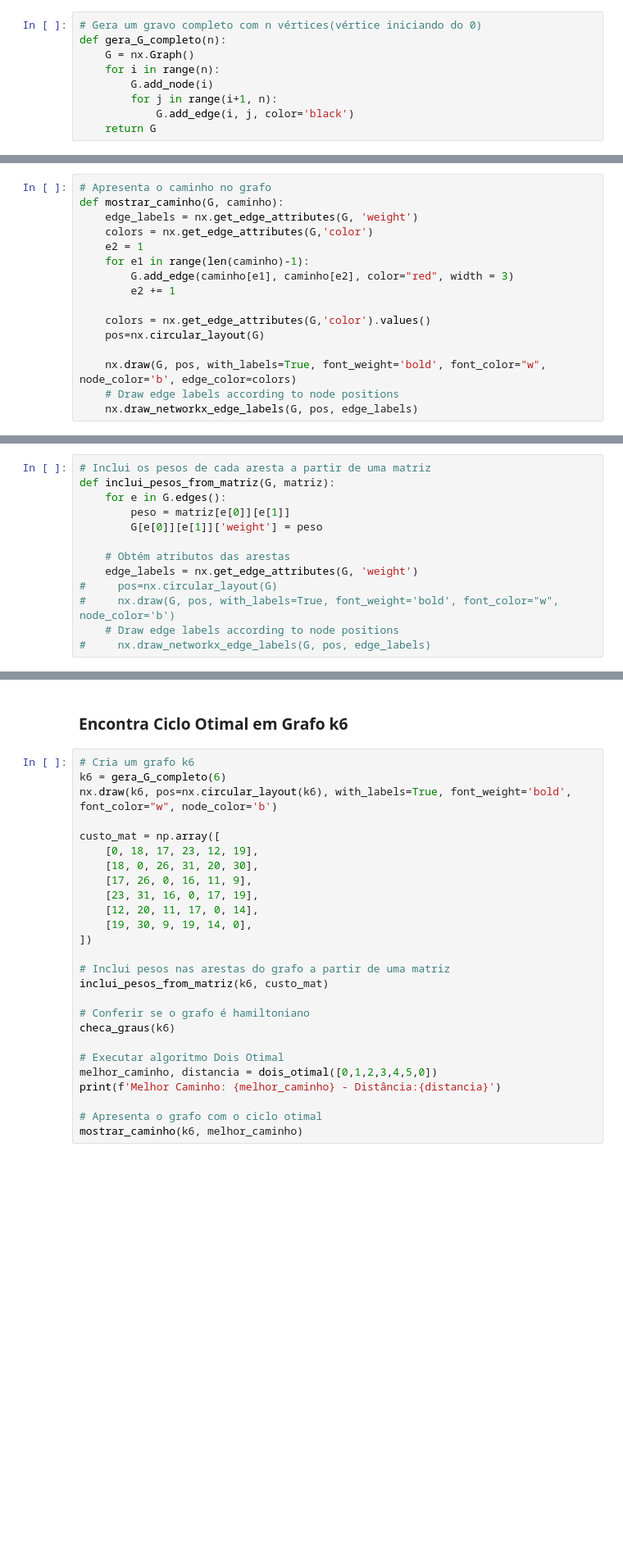
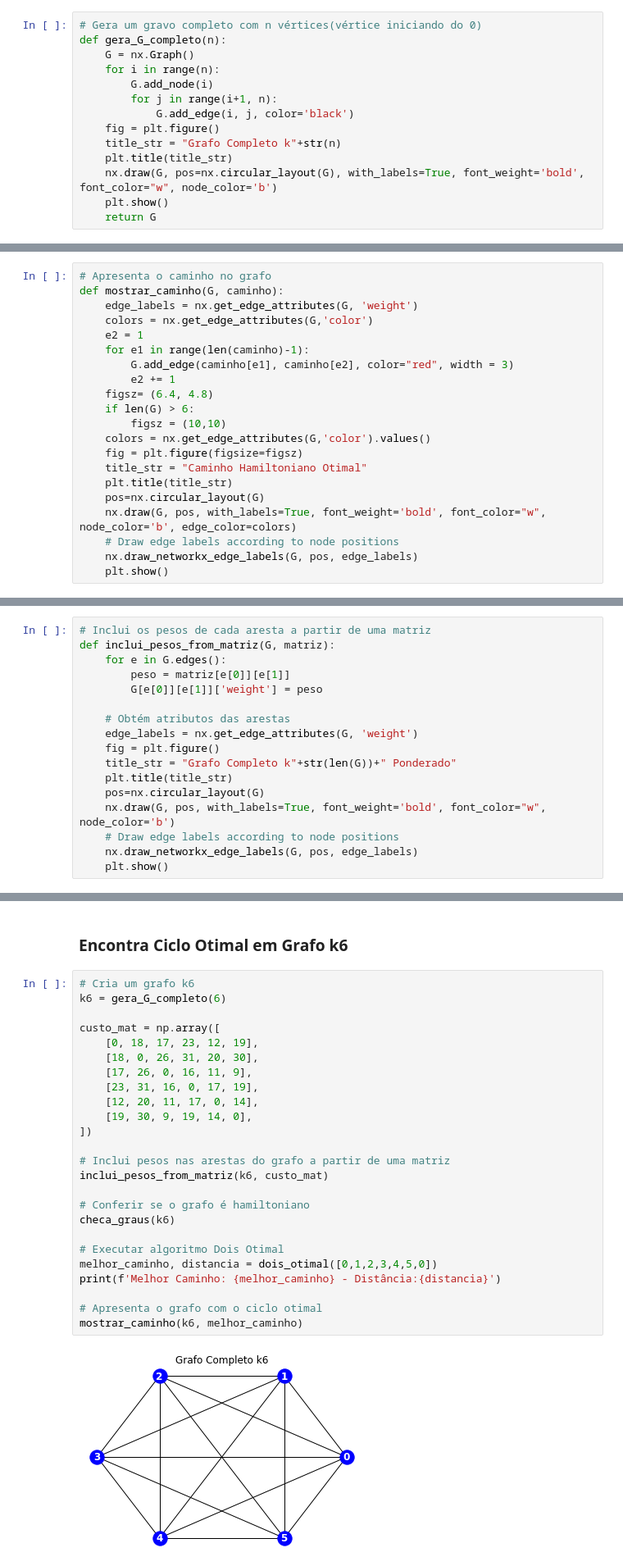
Before and after one commit to mauriciobritojr/Grafos, a Jupyter notebook: Ciclos Hamiltoniano.ipynb, the cells around one changed output, grey strips where cells are left out. Shown at 82% size. Drawn from its saved outputs; the diff is of its cells as text; blank space fills up the shorter version.

Commit message:
Add files via upload
Apresenta os grafos em cada solução (criação do grafo completo, grafo com pesos das arestas e grafo com o caminho hamiltoniano otimal).

```diff
--- a/Ciclos Hamiltoniano.ipynb
+++ b/Ciclos Hamiltoniano.ipynb
@@ -44,6 +45,11 @@ def gera_G_completo(n):
         G.add_node(i)
         for j in range(i+1, n):
             G.add_edge(i, j, color='black')
+    fig = plt.figure()
+    title_str = "Grafo Completo k"+str(n)
+    plt.title(title_str)
+    nx.draw(G, pos=nx.circular_layout(G), with_labels=True, font_weight='bold', font_color="w", node_color='b')
+    plt.show()
     return G
 # %% [markdown]
 #### Apresenta o caminho no grafo
@@ -56,13 +62,18 @@ def mostrar_caminho(G, caminho):
     for e1 in range(len(caminho)-1):
         G.add_edge(caminho[e1], caminho[e2], color="red", width = 3)
         e2 += 1
-
+    figsz= (6.4, 4.8)
+    if len(G) > 6:
+        figsz = (10,10)
     colors = nx.get_edge_attributes(G,'color').values()
+    fig = plt.figure(figsize=figsz)
+    title_str = "Caminho Hamiltoniano Otimal"
+    plt.title(title_str)
     pos=nx.circular_layout(G)
-
     nx.draw(G, pos, with_labels=True, font_weight='bold', font_color="w", node_color='b', edge_color=colors)
     # Draw edge labels according to node positions
     nx.draw_networkx_edge_labels(G, pos, edge_labels)
+    plt.show()
 # %% [markdown]
 #### Calcula a soma dos pesos das arestas no caminho indicado
 # %%
@@ -105,10 +116,14 @@ def inclui_pesos_from_matriz(G, matriz):
 
     # Obtém atributos das arestas
     edge_labels = nx.get_edge_attributes(G, 'weight')
-#     pos=nx.circular_layout(G)
-#     nx.draw(G, pos, with_labels=True, font_weight='bold', font_color="w", node_color='b')
+    fig = plt.figure()
+    title_str = "Grafo Completo k"+str(len(G))+" Ponderado"
+    plt.title(title_str)
+    pos=nx.circular_layout(G)
+    nx.draw(G, pos, with_labels=True, font_weight='bold', font_color="w", node_color='b')
     # Draw edge labels according to node positions
-#     nx.draw_networkx_edge_labels(G, pos, edge_labels)
+    nx.draw_networkx_edge_labels(G, pos, edge_labels)
+    plt.show()
 # %%
 # # Inclui os pesos de cada aresta a partir do INPUT do usuário
 # def inclui_pesos_arestas(G):
@@ -152,27 +169,27 @@ def checa_graus(G):
 # %%
 # Cria um grafo k6
 k6 = gera_G_completo(6)
-nx.draw(k6, pos=nx.circular_layout(k6), with_labels=True, font_weight='bold', font_color="w", node_color='b')
 
 custo_mat = np.array([
     [0, 18, 17, 23, 12, 19],
     [18, 0, 26, 31, 20, 30],
     [17, 26, 0, 16, 11, 9],
     [23, 31, 16, 0, 17, 19],
     [12, 20, 11, 17, 0, 14],
     [19, 30, 9, 19, 14, 0],
 ])
 
 # Inclui pesos nas arestas do grafo a partir de uma matriz
 inclui_pesos_from_matriz(k6, custo_mat)
 
 # Conferir se o grafo é hamiltoniano
 checa_graus(k6)
 
 # Executar algoritmo Dois Otimal
 melhor_caminho, distancia = dois_otimal([0,1,2,3,4,5,0])
 print(f'Melhor Caminho: {melhor_caminho} - Distância:{distancia}')
 
 # Apresenta o grafo com o ciclo otimal
 mostrar_caminho(k6, melhor_caminho)
 # %% [output]
+[figure, new version]
```
Also changed, not shown: parts of 10 cells of this notebook.
